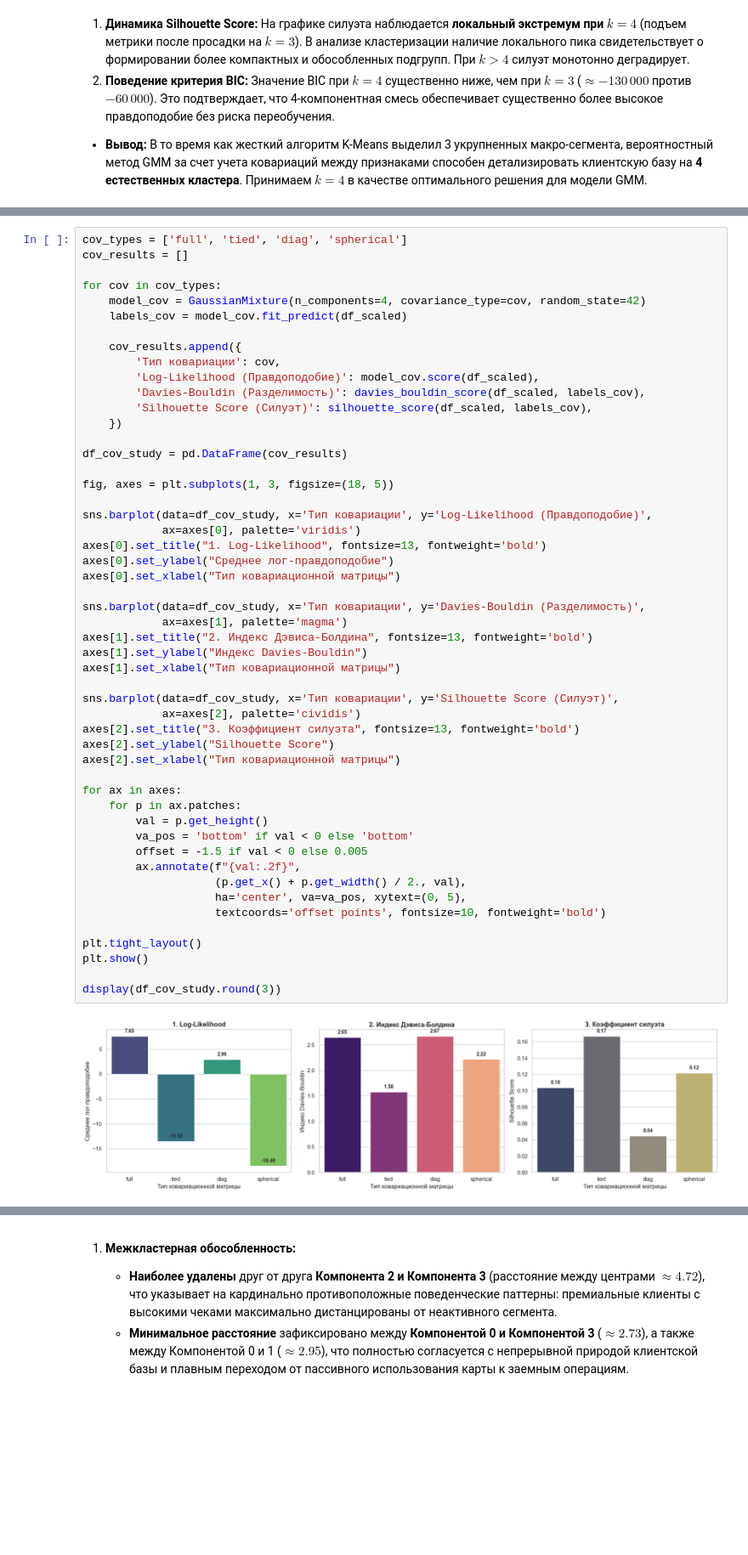
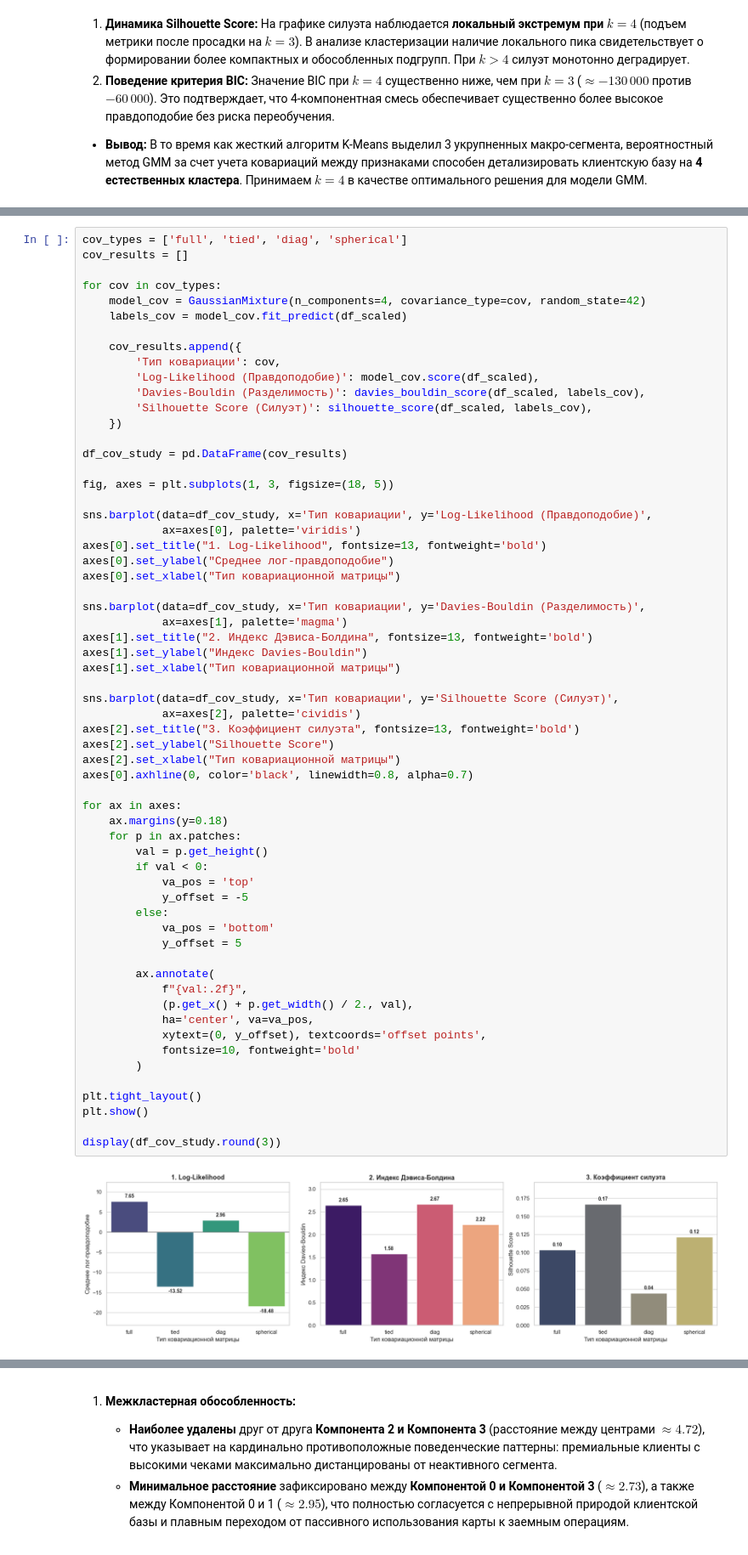
Before and after one commit to Lavrous/ML_Lab3, a Jupyter notebook: notebook/clustering_report.ipynb, the cells around one changed output, grey strips where cells are left out. Shown at 85% size. Drawn from its saved outputs; the diff is of its cells as text; blank space fills up the shorter version.

```diff
--- a/notebook/clustering_report.ipynb
+++ b/notebook/clustering_report.ipynb
@@ -608,40 +806,50 @@ df_cov_study = pd.DataFrame(cov_results)
 
 fig, axes = plt.subplots(1, 3, figsize=(18, 5))
 
 sns.barplot(data=df_cov_study, x='Тип ковариации', y='Log-Likelihood (Правдоподобие)',
             ax=axes[0], palette='viridis')
 axes[0].set_title("1. Log-Likelihood", fontsize=13, fontweight='bold')
 axes[0].set_ylabel("Среднее лог-правдоподобие")
 axes[0].set_xlabel("Тип ковариационной матрицы")
 
 sns.barplot(data=df_cov_study, x='Тип ковариации', y='Davies-Bouldin (Разделимость)',
             ax=axes[1], palette='magma')
 axes[1].set_title("2. Индекс Дэвиса-Болдина", fontsize=13, fontweight='bold')
 axes[1].set_ylabel("Индекс Davies-Bouldin")
 axes[1].set_xlabel("Тип ковариационной матрицы")
 
 sns.barplot(data=df_cov_study, x='Тип ковариации', y='Silhouette Score (Силуэт)',
             ax=axes[2], palette='cividis')
 axes[2].set_title("3. Коэффициент силуэта", fontsize=13, fontweight='bold')
 axes[2].set_ylabel("Silhouette Score")
 axes[2].set_xlabel("Тип ковариационной матрицы")
+axes[0].axhline(0, color='black', linewidth=0.8, alpha=0.7)
 
 for ax in axes:
+    ax.margins(y=0.18)
     for p in ax.patches:
         val = p.get_height()
-        va_pos = 'bottom' if val < 0 else 'bottom'
-        offset = -1.5 if val < 0 else 0.005
-        ax.annotate(f"{val:.2f}",
-                    (p.get_x() + p.get_width() / 2., val),
-                    ha='center', va=va_pos, xytext=(0, 5),
-                    textcoords='offset points', fontsize=10, fontweight='bold')
+        if val < 0:
+            va_pos = 'top'
+            y_offset = -5
+        else:
+            va_pos = 'bottom'
+            y_offset = 5
+
+        ax.annotate(
+            f"{val:.2f}",
+            (p.get_x() + p.get_width() / 2., val),
+            ha='center', va=va_pos,
+            xytext=(0, y_offset), textcoords='offset points',
+            fontsize=10, fontweight='bold'
+        )
 
 plt.tight_layout()
 plt.show()
 
 display(df_cov_study.round(3))
 # %% [output]
-[figure, old version]
+[figure, new version]
 |  | Тип ковариации | Log-Likelihood (Правдоподобие) | Davies-Bouldin (Разделимость) | Silhouette Score (Силуэт) |
 | 0 | full | 7.654 | 2.645 | 0.104 |
 | 1 | tied | -13.523 | 1.578 | 0.167 |
```
Also changed, not shown: parts of 21 cells of this notebook, 1 other file.
